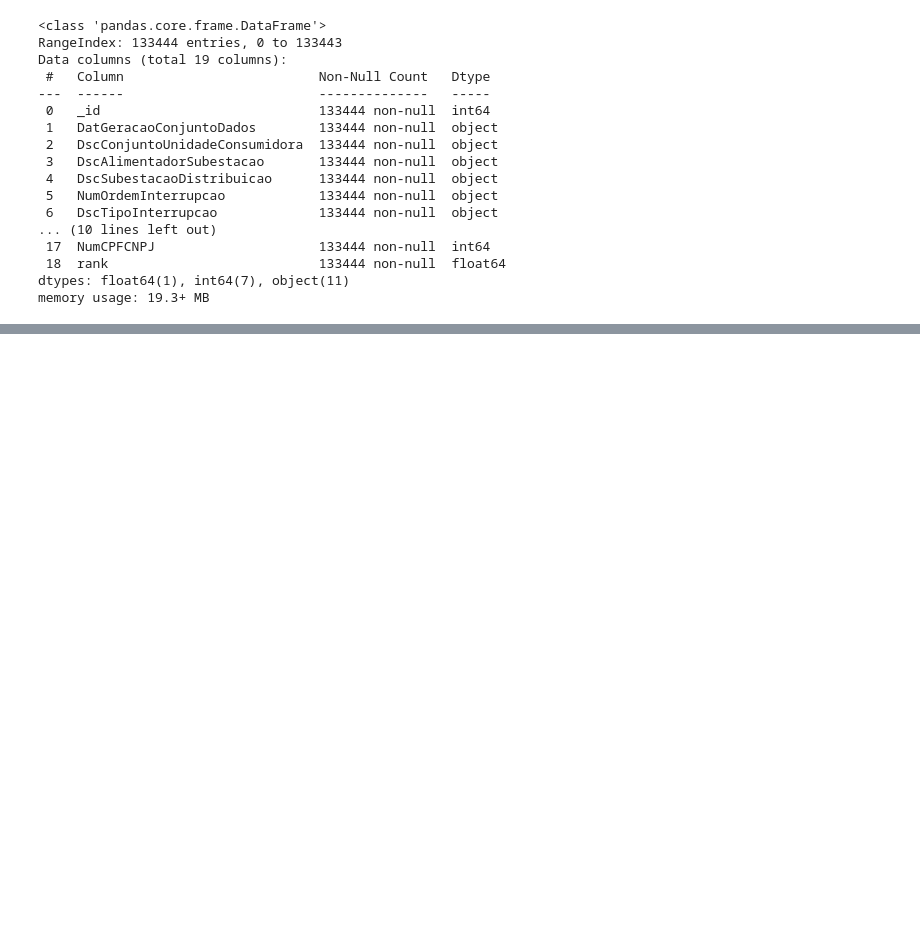
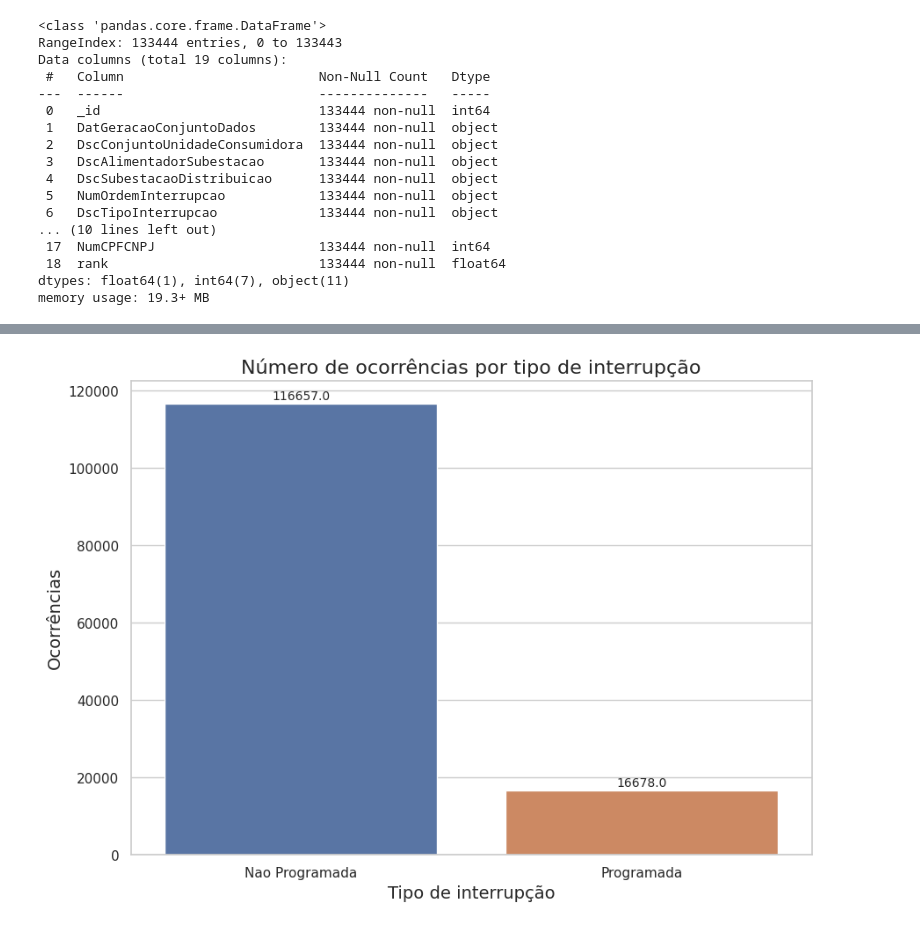
Before and after one commit to theHprogrammer-UFSCWORKS/ANEEL_REGRESSION, a Jupyter notebook: tf.ipynb, the cells around one changed output, grey strips where cells are left out. Saved outputs shown, nothing was run; the diff lists cells and outputs as text; code cells hidden in the pictures; blank space fills up the shorter version.

```diff
--- a/tf.ipynb
+++ b/tf.ipynb
@@ -189,0 +512,21 @@ memory usage: 19.3+ MB
+# %%
+df_interrupcao_tipo = df_analise.groupby(['DscInterrupcaoTipo'])['DscInterrupcaoTipo'].count().to_frame('Ocorrencias').reset_index()
+
+# Plotar o gráfico
+sns.set_theme(style="whitegrid")
+plt.figure(figsize=(10, 7))
+ax = sns.barplot(x="DscInterrupcaoTipo", y="Ocorrencias", data=df_interrupcao_tipo)
+ax.set_title("Número de ocorrências por tipo de interrupção", fontsize=16)
+ax.set_xlabel("Tipo de interrupção", fontsize=14)
+ax.set_ylabel("Ocorrências", fontsize=14)
+for p in ax.patches:
+    ax.annotate(text = p.get_height(),
+                xy = (p.get_x() + p.get_width() / 2, p.get_height()),
+                ha='center',
+                va='center',
+                size=10,
+                xytext=(0, 6),
+                textcoords='offset points')
+plt.show()
+# %% [output]
+[figure, added]
```
Also changed, not shown: parts of 40 cells of this notebook.
